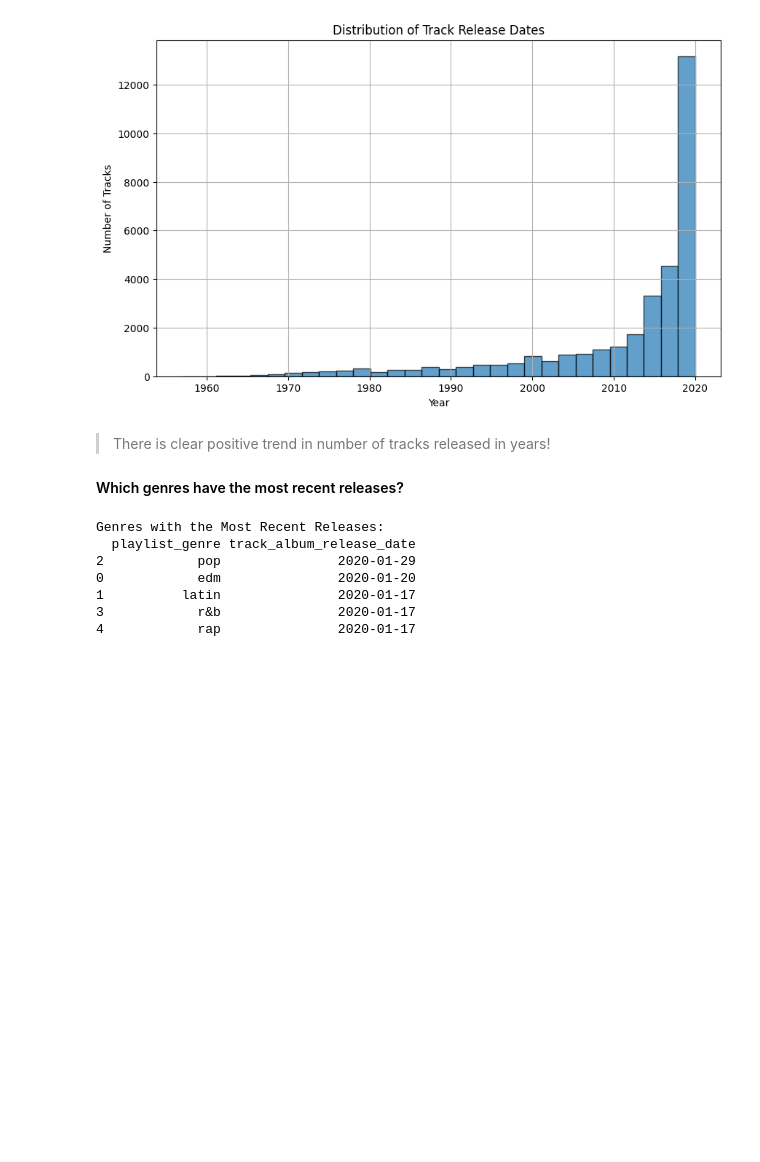
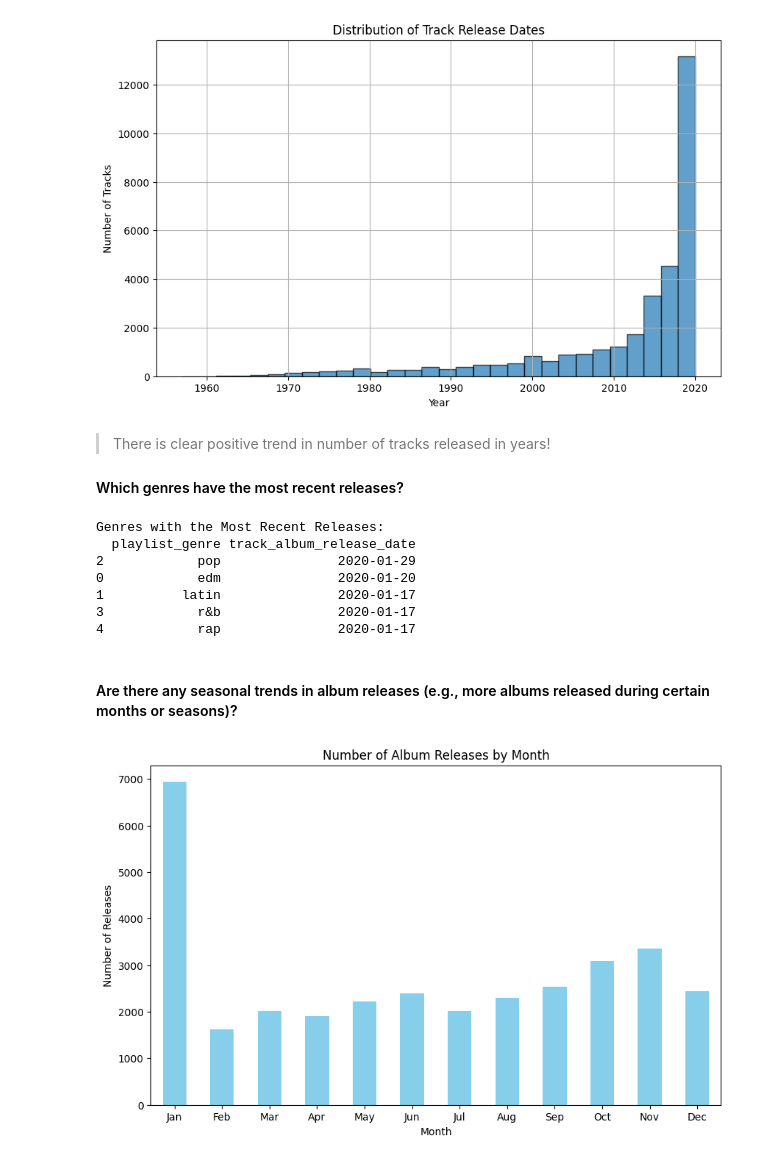
Before and after one commit to Darknight47/Data-Science-Project-02, a Jupyter notebook: music_recommendation02.ipynb, the cells around one changed output. Saved outputs shown, nothing was run; the diff lists cells and outputs as text; code cells hidden in the pictures; blank space fills up the shorter version.

Commit message:
seasonal trends

```diff
--- a/music_recommendation02.ipynb
+++ b/music_recommendation02.ipynb
@@ -296,3 +296,27 @@ Genres with the Most Recent Releases:
 1          latin               2020-01-17
 3            r&b               2020-01-17
 4            rap               2020-01-17
+# %% [markdown]
+#### Are there any seasonal trends in album releases (e.g., more albums released during certain months or seasons)?
+# %%
+# Extract month and season from the release dates
+dataset['month'] = dataset['track_album_release_date'].dt.month
+dataset['season'] = dataset['track_album_release_date'].dt.month % 12 // 3 + 1
+dataset['season'] = dataset['season'].map({1: 'Winter', 2: 'Spring', 3: 'Summer', 4: 'Fall'})
+# %%
+# Group by month and count the number of releases
+monthly_releases = dataset['month'].value_counts().sort_index()
+
+# Group by season and count the number of releases
+seasonal_releases = dataset['season'].value_counts()
+# %%
+# Plot the monthly trends
+plt.figure(figsize=(10, 6))
+monthly_releases.plot(kind='bar', color='skyblue')
+plt.title('Number of Album Releases by Month')
+plt.xlabel('Month')
+plt.ylabel('Number of Releases')
+plt.xticks(ticks=range(12), labels=['Jan', 'Feb', 'Mar', 'Apr', 'May', 'Jun', 'Jul', 'Aug', 'Sep', 'Oct', 'Nov', 'Dec'], rotation=0)
+plt.show()
+# %% [output]
+[figure, added]
```
Also changed, not shown: parts of 2 cells of this notebook.
